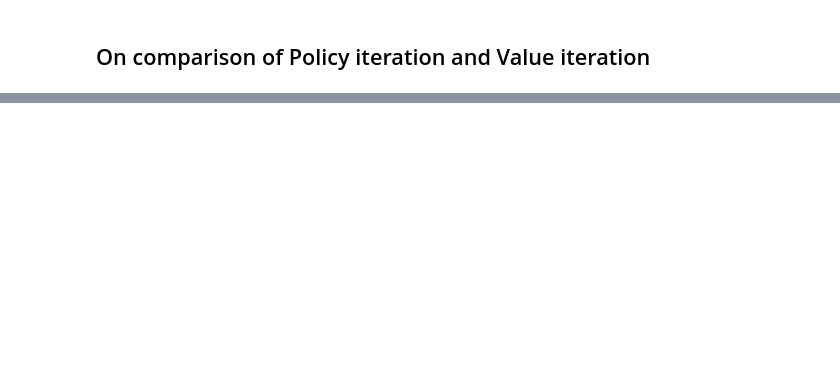
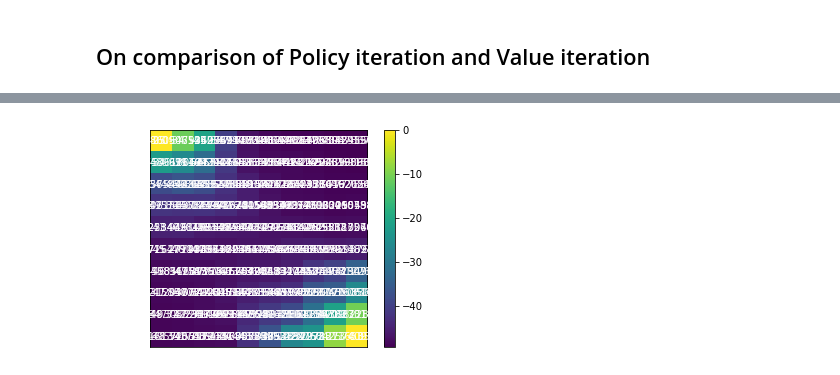
Before and after one commit to greenmonn/rl-playground, a Jupyter notebook: [DP] Compare Policy iteration and Value iteration.ipynb, the cells around one changed output, grey strips where cells are left out. Drawn from its saved outputs; the diff is of its cells as text; code cells hidden in the pictures; blank space fills up the shorter version.

```diff
--- a/[DP] Compare Policy iteration and Value iteration.ipynb
+++ b/[DP] Compare Policy iteration and Value iteration.ipynb
@@ -30,0 +90,3 @@ dp_agent = DP(env=env)
+# %%
+R_pi = (pi * R).sum(axis=-1) # in [nS]
+P_pi = np.einsum("na,anm->nm", pi, P) # from -> to
@@ -30,0 +108,40 @@ dp_agent = DP(env=env)
+# %%
+def policy_evaluation(pi, P, R, n_iter=50):
+    R_pi = (pi * R).sum(axis=-1) # in [nS]
+    P_pi = np.einsum("na,anm->nm", pi, P) # from -> to
+
+    v_old = np.zeros(env.nS)
+    for i in range(n_iter):
+        v_new = R_pi + gamma * np.matmul(P_pi, v_old)
+        v_old = v_new
+
+    return v_new
+
+def policy_improvement(pi, value_pi):
+    q_pi = R_pi + P.dot(value_pi)
+    pi_new = np.zeros_like(pi)
+    pi_new[np.arange(q_pi.shape[1]), q_pi.argmax(axis=0)] = 1
+    return pi_new
+# %%
+#pi = np.ones([env.nS, env.nA]) / env.nA # in [nS, nA]
+pi_not_normalized = np.random.rand(env.nS, env.nA)
+pi = pi_not_normalized / pi_not_normalized.sum(axis=-1).reshape(-1, 1)
+# %%
+v_pi = policy_evaluation(pi, P, R)
+pi = policy_improvement(pi, v_pi)
+# %%
+pi_viz = pi.reshape(nx, ny, -1).argmax(axis=-1)
+
+fig, ax = plt.subplots(1,1)
+hmap = ax.imshow(v_pi.reshape(nx, ny),
+                 interpolation='nearest')
+cbar = ax.figure.colorbar(hmap, ax=ax)
+_ = ax.set_xticks([])
+_ = ax.set_yticks([])
+
+for i in range(ny):
+    for j in range(nx):
+        cell_v = v_pi.reshape(nx, ny)[nx-1-i, ny-1-j]
+        ax.text(i,j,cell_v, ha="center", va="center", color="w")
+# %% [output]
+[figure, added]
```
Also changed, not shown: parts of 25 cells of this notebook.
